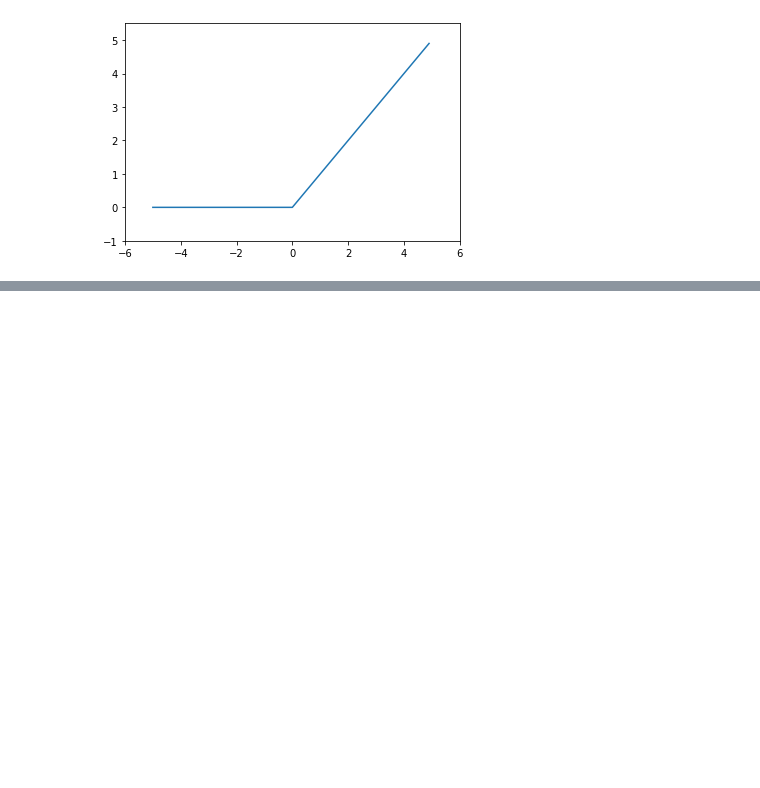
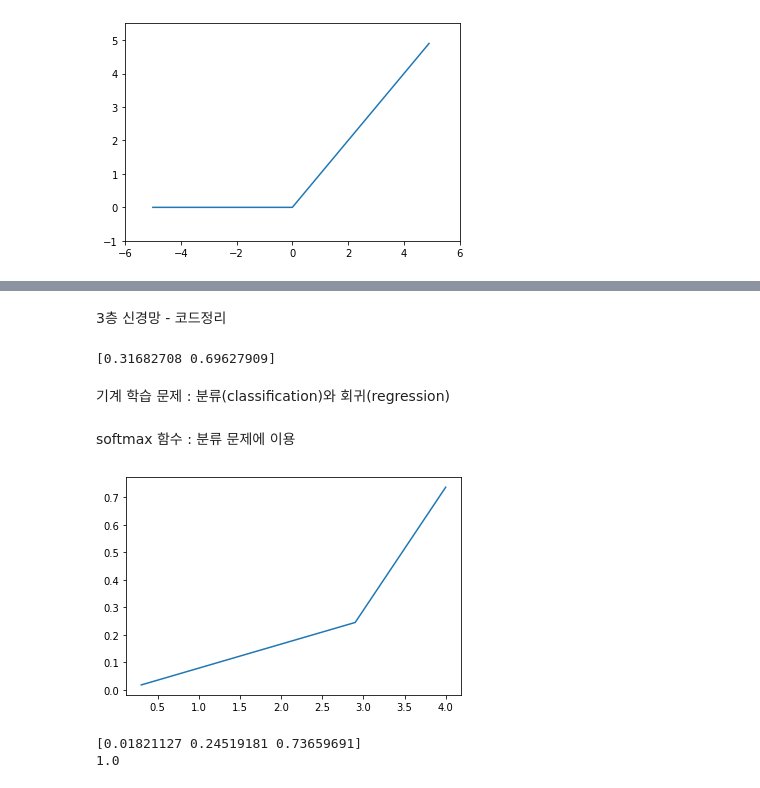
Before and after one commit to sechiyo97/study-deep-learning, a Jupyter notebook: deeplearning_ch3_0528.ipynb, the cells around one changed output, grey strips where cells are left out. Drawn from its saved outputs; the diff is of its cells as text; code cells hidden in the pictures; blank space fills up the shorter version.

```diff
--- a/deeplearning_ch3_0528.ipynb
+++ b/deeplearning_ch3_0528.ipynb
@@ -53,0 +95,57 @@ plt.show()
+# %% [markdown]
+3층 신경망 - 코드정리
+# %%
+def init_network():
+  network = {}
+  network['W1'] = np.array([[0.1,0.3,0.5],[0.2,0.4,0.6]])
+  network['b1'] = np.array([0.1,0.2,0.3])
+  network['W2'] = np.array([[0.1,0.4],[0.2,0.5],[0.3,0.6]])
+  network['b2'] = np.array([0.1,0.2])
+  network['W3'] = np.array([[0.1,0.3],[0.2,0.4]])
+  network['b3'] = np.array([0.1,0.2])
+
+  return network
+
+def forward(network, x):
+  W1,W2,W3 = network['W1'], network['W2'], network['W3']
+  b1,b2,b3 = network['b1'], network['b2'], network['b3']
+
+  a1 = np.dot(x,W1) + b1
+  z1 = sigmoid(a1)
+  a2 = np.dot(z1,W2) + b2
+  z2 = sigmoid(a2)
+  a3 = np.dot(z2,W3) + b3
+  y = identity_function(a3)
+
+  return y
+
+network = init_network()
+x = np.array([1.0,0.5])
+y = forward(network, x)
+print(y) # [0.31682708 0.69627909]
+# %% [output]
+[0.31682708 0.69627909]
+# %% [markdown]
+기계 학습 문제 : 분류(classification)와 회귀(regression)
+# %% [markdown]
+softmax 함수 : 분류 문제에 이용
+# %%
+def softmax(a):
+  c = np.max(a) # overflow를 막는 대책
+  exp_a = np.exp(a - c)
+  sum_exp_a = np.sum(exp_a)
+  y = exp_a/sum_exp_a
+
+  return y
+# %%
+x = np.array([0.3,2.9,4.0])
+y = softmax(x)
+plt.plot(x,y)
+plt.show()
+
+print(y) # [0.01821127 0.24519181 0.73659691]
+print(np.sum(y))
+# %% [output]
+[figure, added]
+[0.01821127 0.24519181 0.73659691]
+1.0
```
Also changed, not shown: parts of 12 cells of this notebook.
